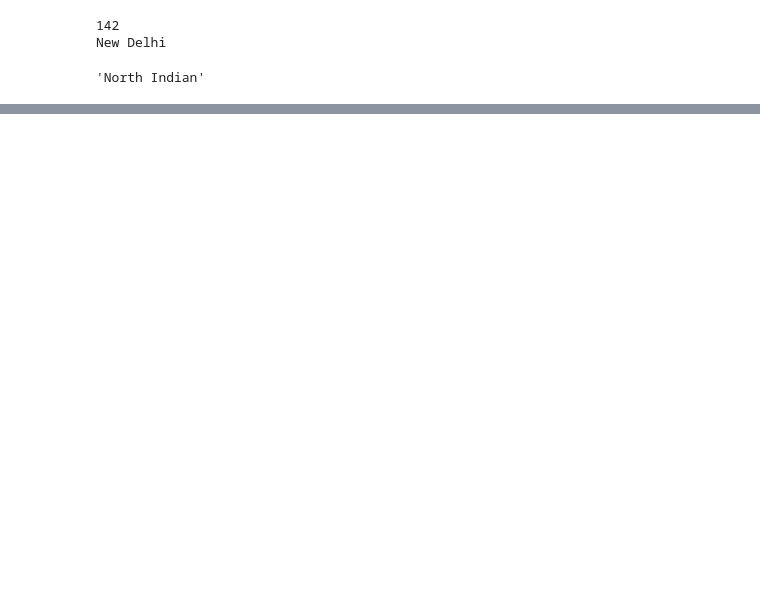
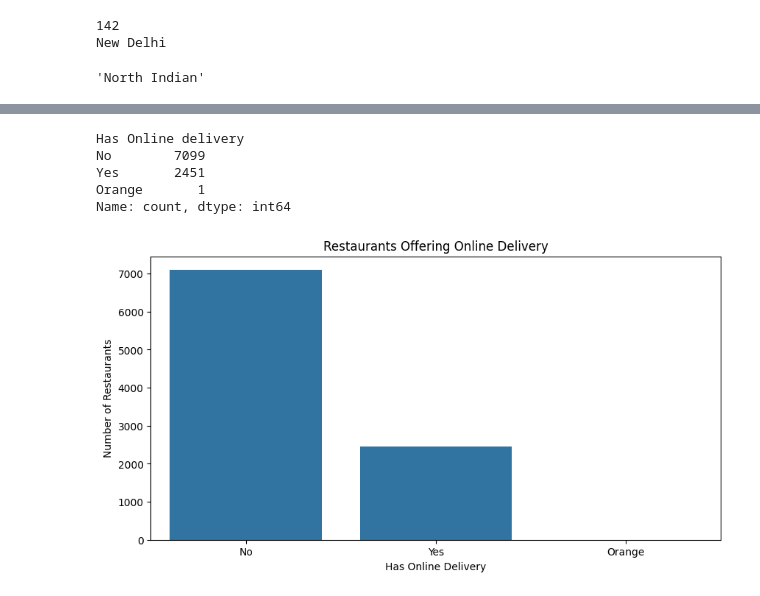
Before and after one commit to bojannithya-tech/nithyabojan, a Jupyter notebook: Assignment1.ipynb, the cells around one changed output, grey strips where cells are left out. Drawn from its saved outputs; the diff is of its cells as text; code cells hidden in the pictures; blank space fills up the shorter version.

```diff
--- a/Assignment1.ipynb
+++ b/Assignment1.ipynb
@@ -86,6 +104,7 @@ data['Cuisines'].dropna().str.split(',').explode().value_counts().idxmax()
 New Delhi
 'North Indian'
 # %%
+#PART 2 Data Analysis
 
 #1. Find the average restaurant rating.
 print(data['Aggregate rating'].mean())
@@ -94,8 +113,8 @@ print(data['Aggregate rating'].mean())
 print(data.loc[data['Votes'].idxmax(),'Restaurant Name'])
 
 #3. Find the average cost for two across all restaurants.
-print(data['Average Cost for two'].dtype)
-data['Average Cost for two'] = pd.to_numeric(data['Average Cost for two'],errors='coerce')
+#print(data['Average Cost for two'].dtype)
+#data['Average Cost for two'] = pd.to_numeric(data['Average Cost for two'],errors='coerce')
 print(data['Average Cost for two'].mean())
 
 
@@ -131,0 +193,19 @@ Name: count, dtype: int64
+# %%
+#3.Bar Chart
+#a. Number of restaurants offering Online Delivery (Yes/No).
+
+online_delivery_count = data['Has Online delivery'].value_counts()
+print(online_delivery_count)
+plt.figure(figsize=(10,5))
+sns.barplot(x=online_delivery_count.index, y=online_delivery_count.values)
+plt.title("Restaurants Offering Online Delivery")
+plt.xlabel("Has Online Delivery")
+plt.ylabel("Number of Restaurants")
+plt.show()
+# %% [output]
+Has Online delivery
+No        7099
+Yes       2451
+Orange       1
+Name: count, dtype: int64
+[figure, added]
```
Also changed, not shown: parts of 15 cells of this notebook.
